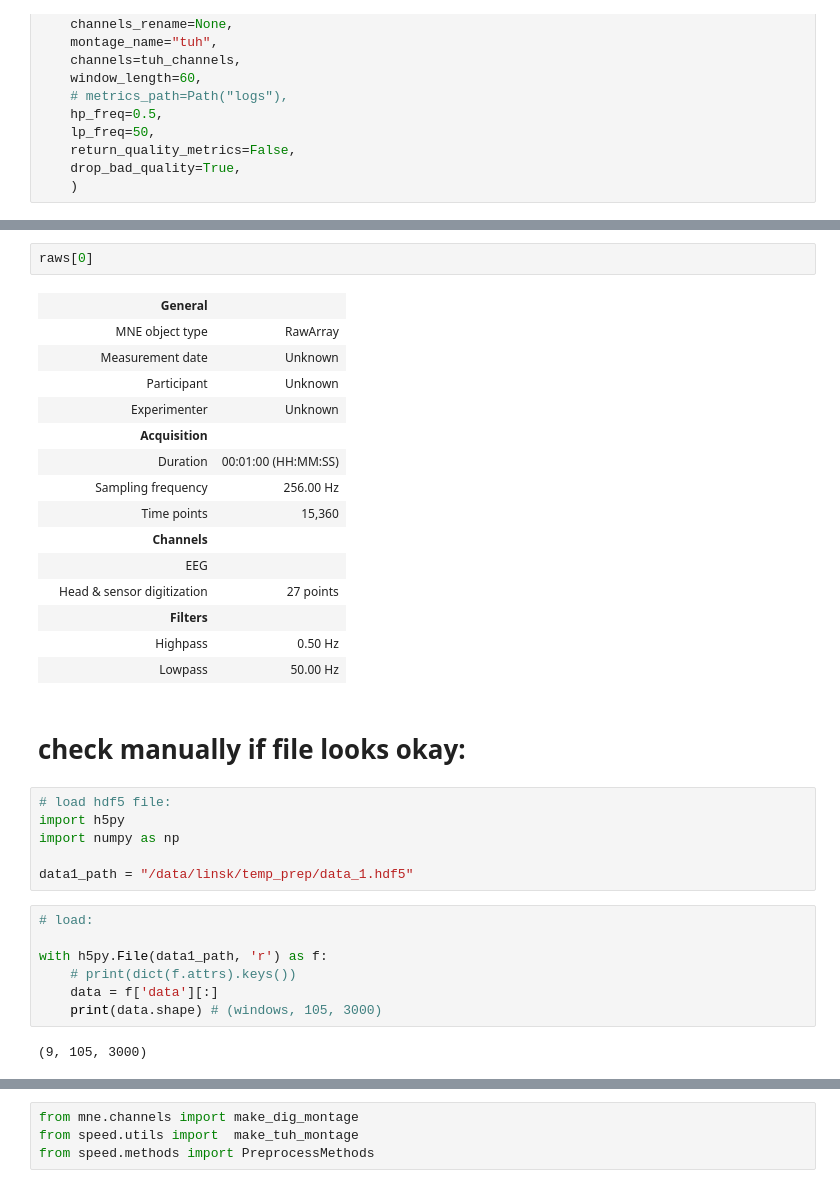
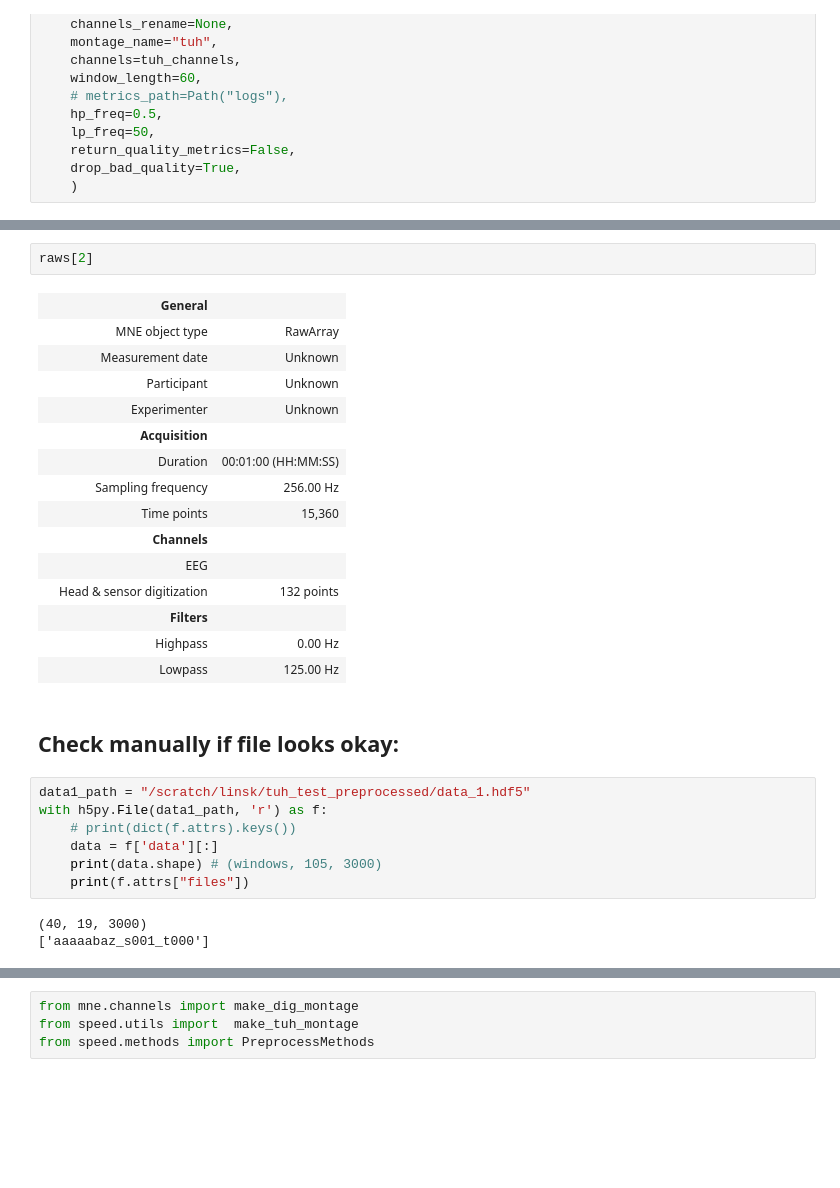
Before and after one commit to gjoelbye/SPEED, a Jupyter notebook: notebooks/hbn.ipynb, the cells around one changed output, grey strips where cells are left out. Cells and saved outputs as stored; diff of their text form; blank space fills up the shorter version.

```diff
--- a/notebooks/hbn.ipynb
+++ b/notebooks/hbn.ipynb
@@ -71,35 +67,30 @@ raws, times, indices = pipeline([raw_path], )
 # %%
-raws[0]
+raws[2]
 # %% [output]
 |  | General |  |
 |  | MNE object type | RawArray |
 |  | Measurement date | Unknown |
 |  | Participant | Unknown |
 |  | Experimenter | Unknown |
 |  | Acquisition |  |
 |  | Duration | 00:01:00 (HH:MM:SS) |
 |  | Sampling frequency | 256.00 Hz |
 |  | Time points | 15,360 |
 |  | Channels |  |
 |  | EEG |  |
-|  | Head & sensor digitization | 27 points |
+|  | Head & sensor digitization | 132 points |
 |  | Filters |  |
-|  | Highpass | 0.50 Hz |
-|  | Lowpass | 50.00 Hz |
+|  | Highpass | 0.00 Hz |
+|  | Lowpass | 125.00 Hz |
 # %% [markdown]
-# check manually if file looks okay:
+## Check manually if file looks okay:
 # %%
-# load hdf5 file:
-import h5py
-import numpy as np
-
-data1_path = "/data/linsk/temp_prep/data_1.hdf5"
+data1_path = "/scratch/linsk/tuh_test_preprocessed/data_1.hdf5"
+with h5py.File(data1_path, 'r') as f:
+    # print(dict(f.attrs).keys())
+    data = f['data'][:]
+    print(data.shape) # (windows, 105, 3000)
+    print(f.attrs["files"])
+# %% [output]
+(40, 19, 3000)
+['aaaaabaz_s001_t000']
-# %%
-# load:
-
-with h5py.File(data1_path, 'r') as f:
-    # print(dict(f.attrs).keys())
-    data = f['data'][:]
-    print(data.shape) # (windows, 105, 3000)
-# %% [output]
-(9, 105, 3000)
```
Also changed, not shown: parts of 66 cells of this notebook, 4 other files.
